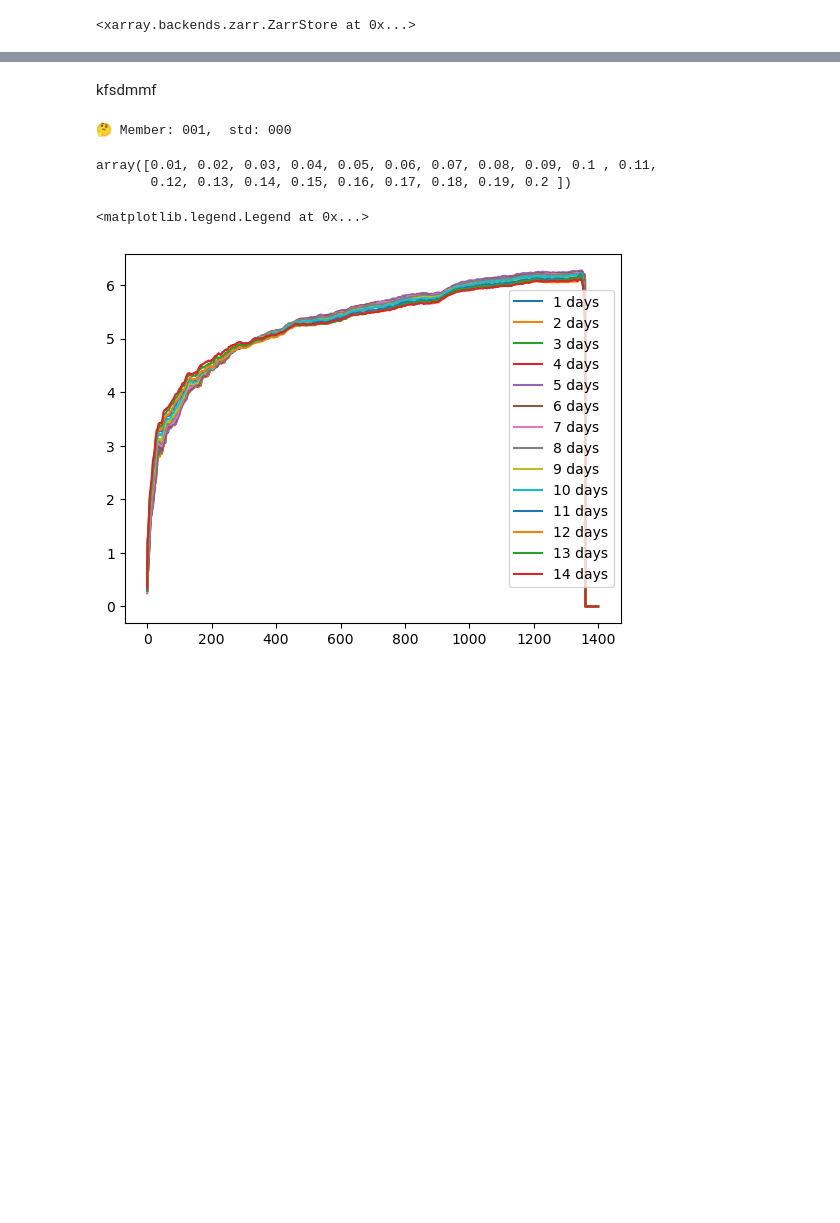
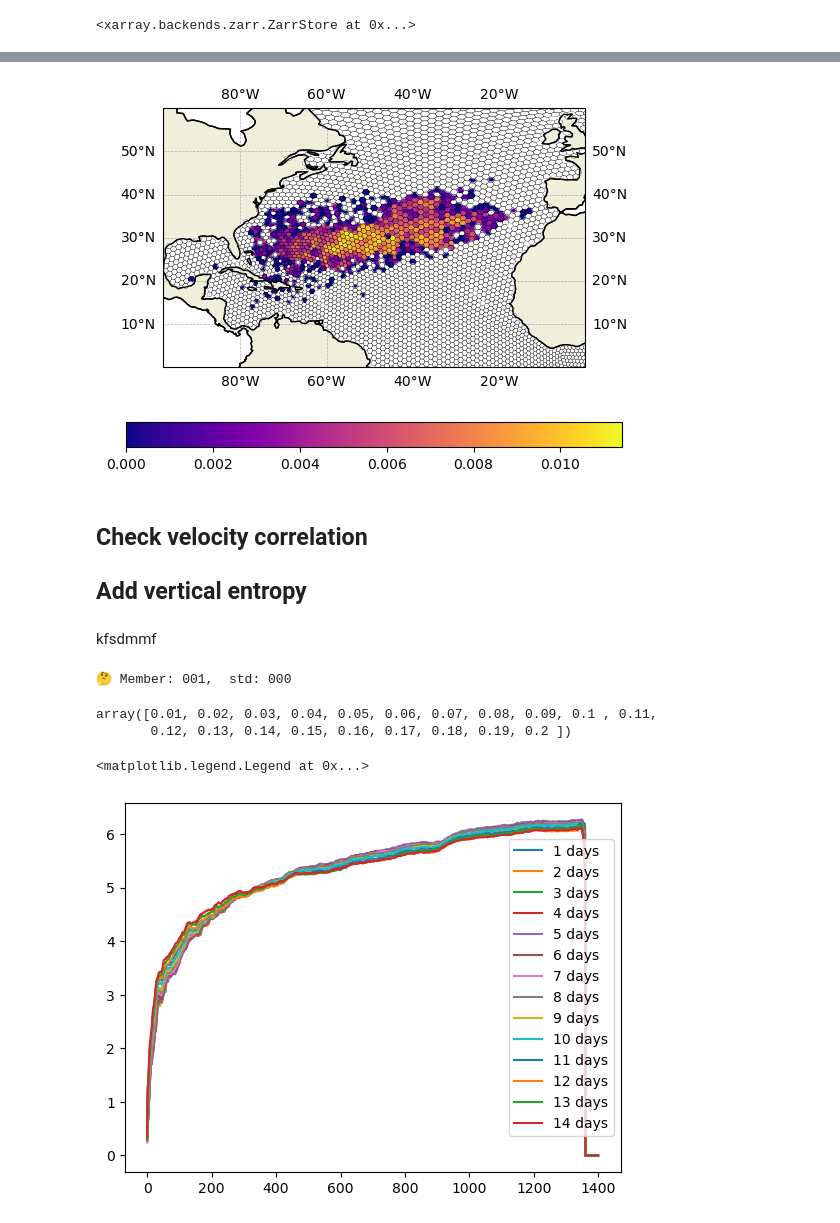
Before and after one commit to OceanParcels/NEMO_Ensemble_Lagrangian_Analysis, a Jupyter notebook: notebooks/09.Single_member_statistics.ipynb, the cells around one changed output, grey strips where cells are left out. Cells and saved outputs as stored; diff of their text form; code cells hidden in the pictures; blank space fills up the shorter version.

```diff
--- a/notebooks/09.Single_member_statistics.ipynb
+++ b/notebooks/09.Single_member_statistics.ipynb
@@ -279,3 +295,25 @@ plt.legend()
+# %%
+# Plot NA_domain on a map
+depth = 0
+fig = plt.figure()
+ax = plt.axes(projection=cartopy.crs.PlateCarree())
+ax.set_extent([-98, 0, 0, 60], crs=cartopy.crs.PlateCarree())
+ax.coastlines()
+ax.add_feature(cartopy.feature.LAND, zorder=0, edgecolor='black')
+ax.gridlines(draw_labels=True, zorder=0, linestyle='--', linewidth=0.5)
+
+t = 1000
+t_gap = 14
+
+im = hexbin_grid.pcolorhex(P_m['probability'][t_gap, :, t].values, ax=ax, cmap='plasma', draw_edges=True)
+# add colorbar
+cbar = plt.colorbar(im, ax=ax, orientation='horizontal')
+# %% [output]
+[figure, added]
+# %% [markdown]
+## Check velocity correlation
+
+## Add vertical entropy
 # %% [markdown]
 kfsdmmf
 # %%
```
Also changed, not shown: parts of 15 cells of this notebook, 6 other files.
